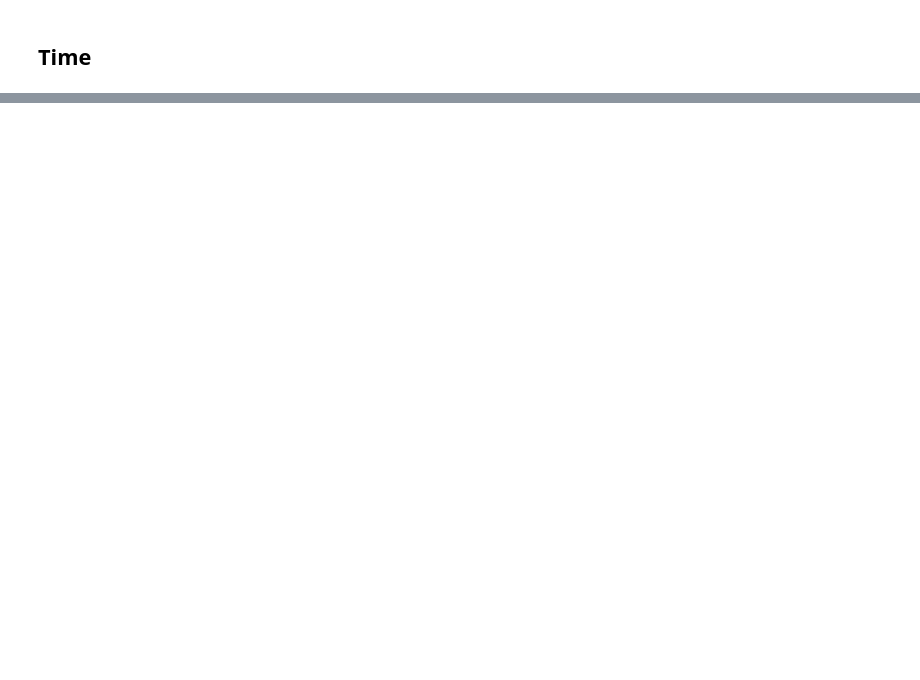
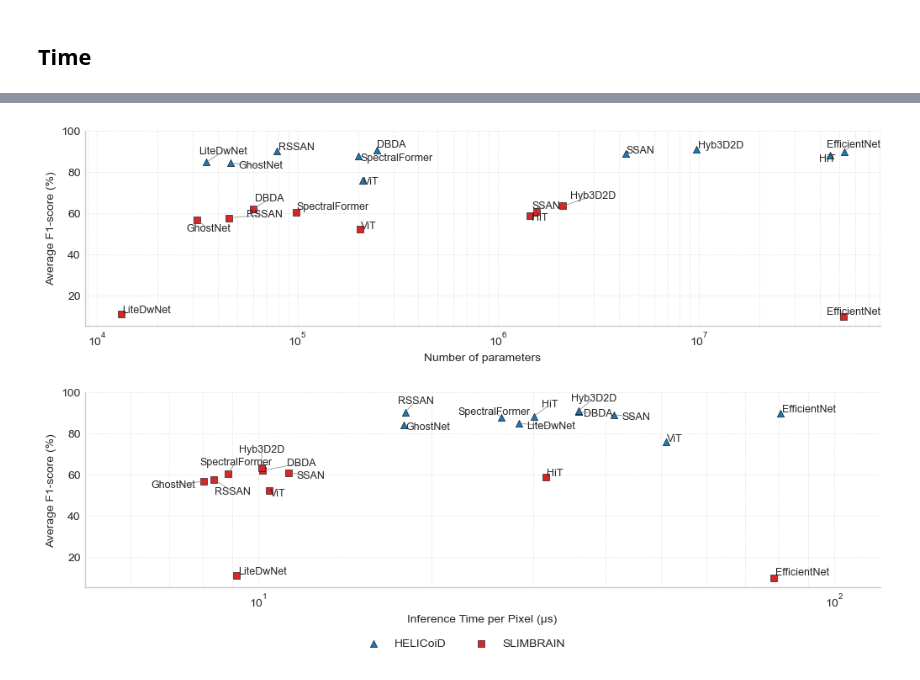
Before and after one commit to domenico-rgs/HSIBrain-Benchmark, a Jupyter notebook: plots/scatter_plots.ipynb, the cells around one changed output, grey strips where cells are left out. Saved outputs shown, nothing was run; the diff lists cells and outputs as text; code cells hidden in the pictures; blank space fills up the shorter version.

```diff
--- a/plots/scatter_plots.ipynb
+++ b/plots/scatter_plots.ipynb
@@ -126,0 +130,99 @@ plt.show()
+# %%
+fig, ax = plt.subplots(2, 1, figsize=(10, 6), sharey=True, constrained_layout=True)
+ax[0].set_xscale('log')
+ax[0].xaxis.set_major_locator(LogLocator(base=10.0, subs=[1], numticks=10))
+ax[0].xaxis.set_minor_locator(LogLocator(base=10.0, subs=range(2,10), numticks=10))
+
+ax[1].set_xscale('log')
+ax[1].xaxis.set_major_locator(LogLocator(base=10.0, subs=[1], numticks=3))
+ax[1].xaxis.set_minor_locator(LogLocator(base=10.0, subs=range(2,10), numticks=3))
+ax[1].set_xlim(left=5, right=120)
+
+# --- First scatter ---
+sc_lp = ax[0].scatter(
+    [x for x, y in helicoid_param.values()],
+    [y for x, y in helicoid_param.values()],
+    color='#1f77b4', marker='^', label='HELICoiD', edgecolor="black", linewidth=0.4
+)
+sc_m = ax[0].scatter(
+    [x for x, y in slimbrain_param.values()],
+    [y for x, y in slimbrain_param.values()],
+    color='#d62728', marker='s', label='SLIMBRAIN', edgecolor="black", linewidth=0.4
+)
+
+texts = []
+for model, (x, y) in helicoid_param.items():
+    texts.append(ax[0].text(x, y, model, fontsize=9))
+for model, (x, y) in slimbrain_param.items():
+    texts.append(ax[0].text(x, y, model, fontsize=9))
+
+adjust_text(
+    texts,
+    ax=ax[0],
+    arrowprops=dict(arrowstyle='-', color='gray', lw=0.5),
+    force_points=0.8,
+    force_text=0.8,
+    expand_points=(1.2, 1.4),
+    expand_text=(1.2, 1.4),
+    only_move={'points': 'y', 'text': 'xy'},
+    lim=500
+)
+#adjust_text(texts, ax=ax[0], arrowprops=dict(arrowstyle='->', color='gray', lw=0.5))
+
+ax[0].set_xlabel("Number of parameters")
+ax[0].set_ylabel("Average F1-score (%)")
+ax[0].set_ylim(10, 100)
+ax[0].spines['top'].set_visible(False)
+ax[0].spines['right'].set_visible(False)
+ax[0].grid(True, which="both", linestyle="--", linewidth=0.4, color="lightgray", alpha=0.7)
+
+# --- Second scatter ---
+sc_lp = ax[1].scatter(
+    [x for x, y in helicoid_time.values()],
+    [y for x, y in helicoid_time.values()],
+    color='#1f77b4', marker='^', label='HELICoiD', edgecolor="black", linewidth=0.4
+)
+sc_m = ax[1].scatter(
+    [x for x, y in slimbrain_time.values()],
+    [y for x, y in slimbrain_time.values()],
+    color='#d62728', marker='s', label='SLIMBRAIN', edgecolor="black", linewidth=0.4
+)
+
+texts = []
+for model, (x, y) in helicoid_time.items():
+    texts.append(ax[1].text(x, y, model, fontsize=9))
+for model, (x, y) in slimbrain_time.items():
+    texts.append(ax[1].text(x, y, model, fontsize=9))
+adjust_text(
+    texts,
+    ax=ax[1],
+    arrowprops=dict(arrowstyle='-', color='gray', lw=0.5),
+    force_points=0.8,
+    force_text=0.8,
+    expand_points=(1.2, 1.4),
+    expand_text=(1.2, 1.4),
+    only_move={'points': 'y', 'text': 'xy'},
+    lim=500
+)
+#adjust_text(texts, ax=ax[1], arrowprops=dict(arrowstyle='->', color='gray', lw=0.5))
+
+ax[1].set_xlabel("Inference Time per Pixel (µs)")
+ax[1].set_ylabel("Average F1-score (%)")
+ax[1].set_ylim(5, 100)
+ax[1].spines['top'].set_visible(False)
+ax[1].spines['right'].set_visible(False)
+ax[1].grid(True, which="both", linestyle="--", linewidth=0.4, color="lightgray", alpha=0.7)
+
+handles, labels = ax[0].get_legend_handles_labels()
+fig.legend(handles, labels,
+           loc="upper center",
+           bbox_to_anchor=(0.5, 0),
+           ncol=2, frameon=False)
+
+#plt.tight_layout()
+fig.set_constrained_layout_pads(hspace=0.10, wspace=0.05)
+plt.style.use("seaborn-v0_8-whitegrid")
+plt.savefig("outputs/log_scatterplots_combined.png", dpi=1200, bbox_inches='tight', transparent=True)
+plt.show()
+# %% [output]
+[figure, added]
```
Also changed, not shown: parts of 7 cells of this notebook, 17 other files.
